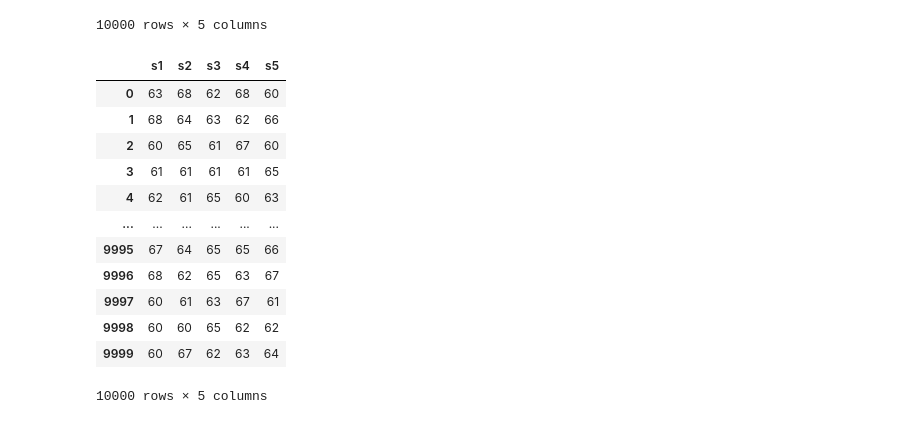
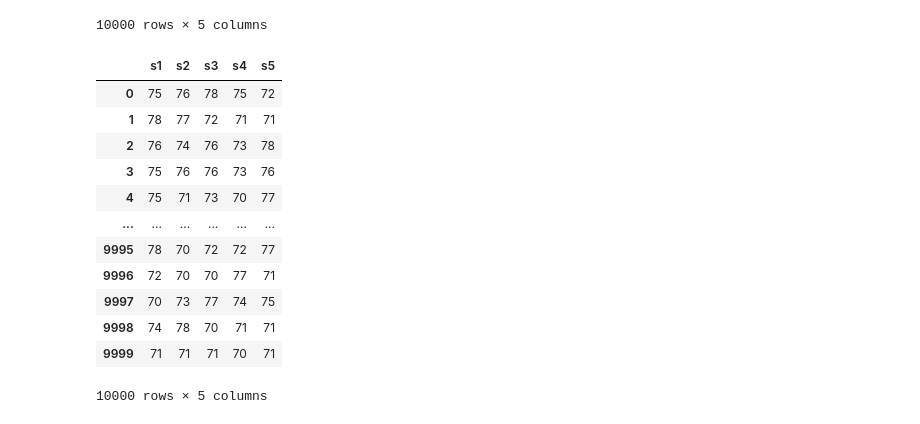
Before and after one commit to wasim3399/batch-62, a Jupyter notebook: learn-python/python-lectures/pandas-revision/class.ipynb, the cells around one changed output. Saved outputs shown, nothing was run; the diff lists cells and outputs as text; code cells hidden in the pictures.

```diff
--- a/learn-python/python-lectures/pandas-revision/class.ipynb
+++ b/learn-python/python-lectures/pandas-revision/class.ipynb
@@ -393,20 +404,20 @@ ss1
 | 9998 | 80 | 85 | 82 | 80 | 83 |
 | 9999 | 83 | 98 | 98 | 95 | 88 |
 10000 rows × 5 columns
-# %%
-ss3
-# %% [output]
-|  | s1 | s2 | s3 | s4 | s5 |
-| 0 | 63 | 68 | 62 | 68 | 60 |
-| 1 | 68 | 64 | 63 | 62 | 66 |
-| 2 | 60 | 65 | 61 | 67 | 60 |
-| 3 | 61 | 61 | 61 | 61 | 65 |
-| 4 | 62 | 61 | 65 | 60 | 63 |
-| ... | ... | ... | ... | ... | ... |
-| 9995 | 67 | 64 | 65 | 65 | 66 |
-| 9996 | 68 | 62 | 65 | 63 | 67 |
-| 9997 | 60 | 61 | 63 | 67 | 61 |
-| 9998 | 60 | 60 | 65 | 62 | 62 |
-| 9999 | 60 | 67 | 62 | 63 | 64 |
-10000 rows × 5 columns
+# %%
+ss2
+# %% [output]
+|  | s1 | s2 | s3 | s4 | s5 |
+| 0 | 75 | 76 | 78 | 75 | 72 |
+| 1 | 78 | 77 | 72 | 71 | 71 |
+| 2 | 76 | 74 | 76 | 73 | 78 |
+| 3 | 75 | 76 | 76 | 73 | 76 |
+| 4 | 75 | 71 | 73 | 70 | 77 |
+| ... | ... | ... | ... | ... | ... |
+| 9995 | 78 | 70 | 72 | 72 | 77 |
+| 9996 | 72 | 70 | 70 | 77 | 71 |
+| 9997 | 70 | 73 | 77 | 74 | 75 |
+| 9998 | 74 | 78 | 70 | 71 | 71 |
+| 9999 | 71 | 71 | 71 | 70 | 71 |
+10000 rows × 5 columns
 # %%
```
Also changed, not shown: parts of 6 cells of this notebook, 1 other file.
